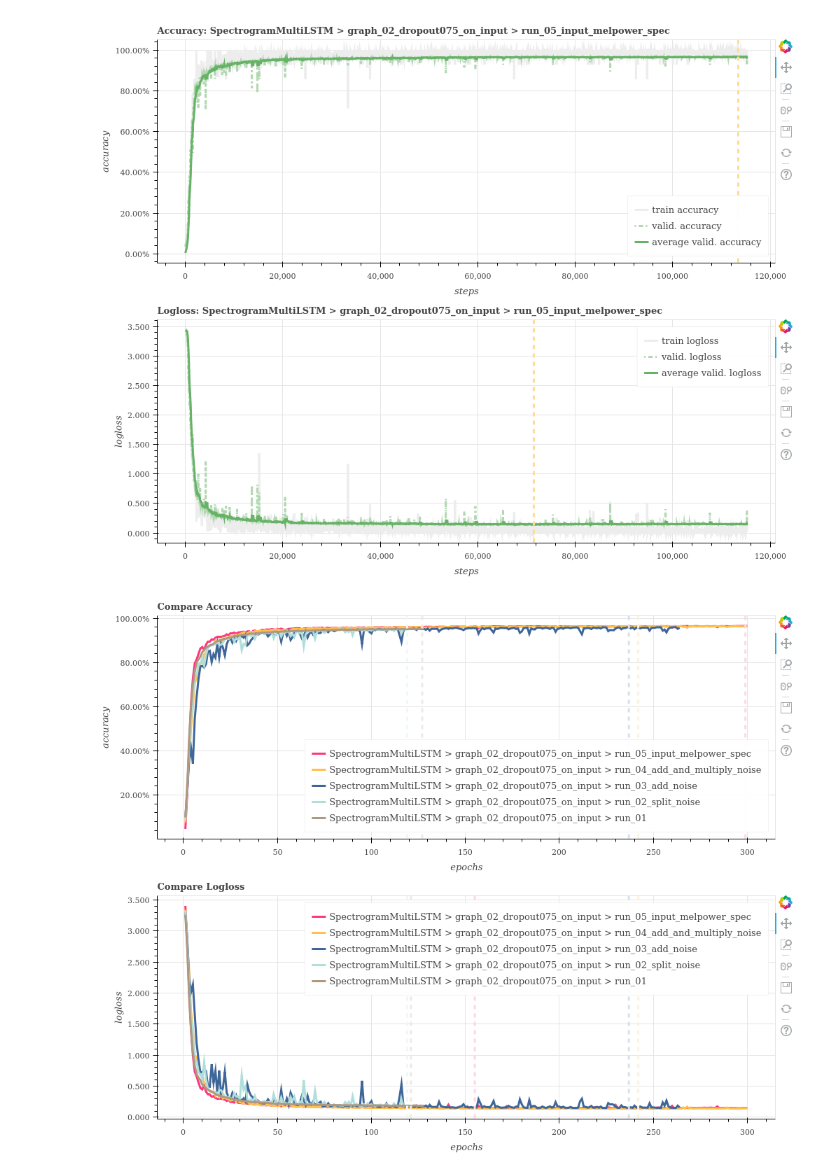
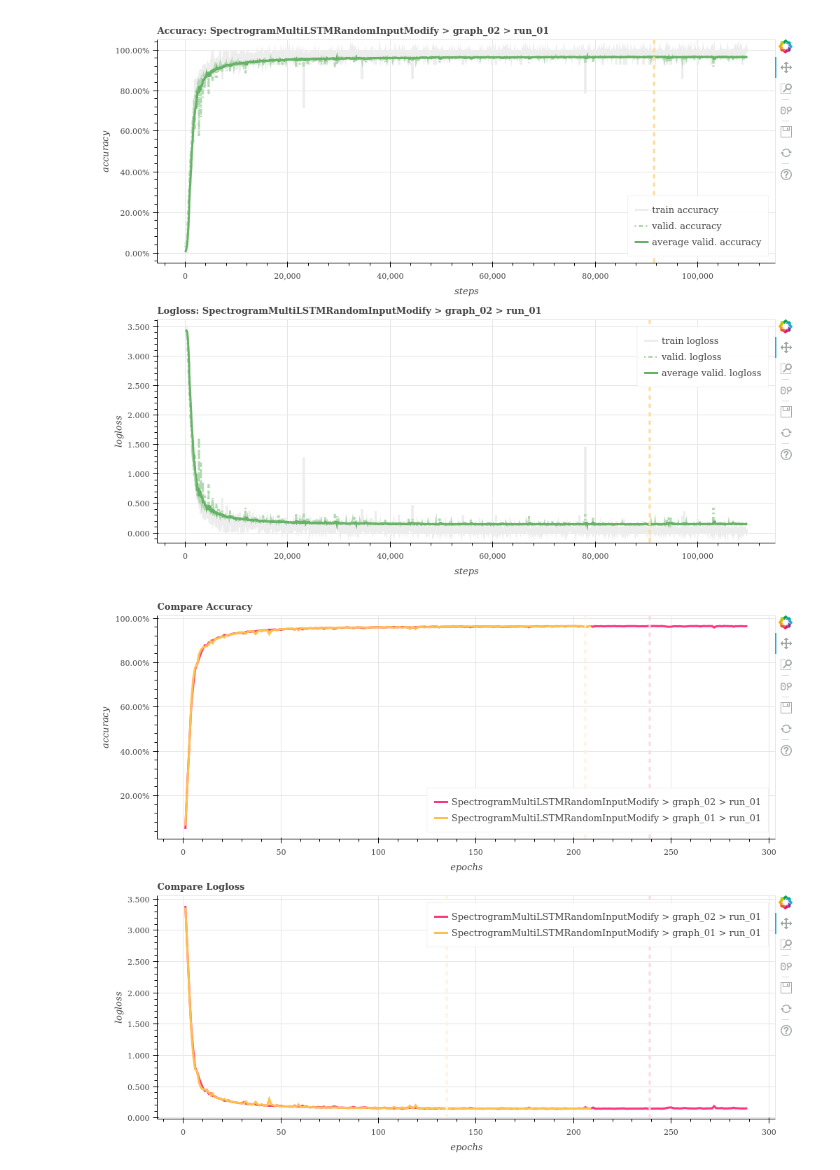
Before and after one commit to kumikokashii/speech-recognition, a Jupyter notebook: log_analysis.ipynb, the cells around one changed output. Drawn from its saved outputs; the diff is of its cells as text; code cells hidden in the pictures.

Commit message:
Add random input modify

```diff
--- a/log_analysis.ipynb
+++ b/log_analysis.ipynb
@@ -14,11 +14,13 @@ output_notebook()
 Loading BokehJS ...
 [interactive output not drawn]
 # %%
-path2logs = ['logs/SpectrogramMultiLSTM_graph_02_dropout075_on_input_run_05_input_melpower_spec.log',
-             'logs/SpectrogramMultiLSTM_graph_02_dropout075_on_input_run_04_add_and_multiply_noise.log',
-             'logs/SpectrogramMultiLSTM_graph_02_dropout075_on_input_run_03_add_noise.log',
-             'logs/SpectrogramMultiLSTM_graph_02_dropout075_on_input_run_02_split_noise.log',
-             'logs/SpectrogramMultiLSTM_graph_02_dropout075_on_input_run_01.log',
+path2logs = ['logs/SpectrogramMultiLSTMRandomInputModify_graph_02_run_01.log',
+             'logs/SpectrogramMultiLSTMRandomInputModify_graph_01_run_01.log',
+             #'logs/SpectrogramMultiLSTM_graph_02_dropout075_on_input_run_05_input_melpower_spec.log',
+             #'logs/SpectrogramMultiLSTM_graph_02_dropout075_on_input_run_04_add_and_multiply_noise.log',
+             #'logs/SpectrogramMultiLSTM_graph_02_dropout075_on_input_run_03_add_noise.log',
+             #'logs/SpectrogramMultiLSTM_graph_02_dropout075_on_input_run_02_split_noise.log',
+             #'logs/SpectrogramMultiLSTM_graph_02_dropout075_on_input_run_01.log',
              #'logs/Spectrogram2Conv_graph_01_run_01.log',
             ]
 # %%
@@ -26,8 +28,8 @@ log = pickle.load(open(path2logs[0], 'rb'))
 log.add_ave_accu_valid()
 log.show_progress()
 # %% [output]
-[figure, old version]
+[figure, new version]
 # %%
-Log.compare(path2logs, max_epoch=300)
+Log.compare(path2logs, max_epoch=500)
 # %% [output]
-[figure, old version]
+[figure, new version]
```
Also changed, not shown: 4 other files.
